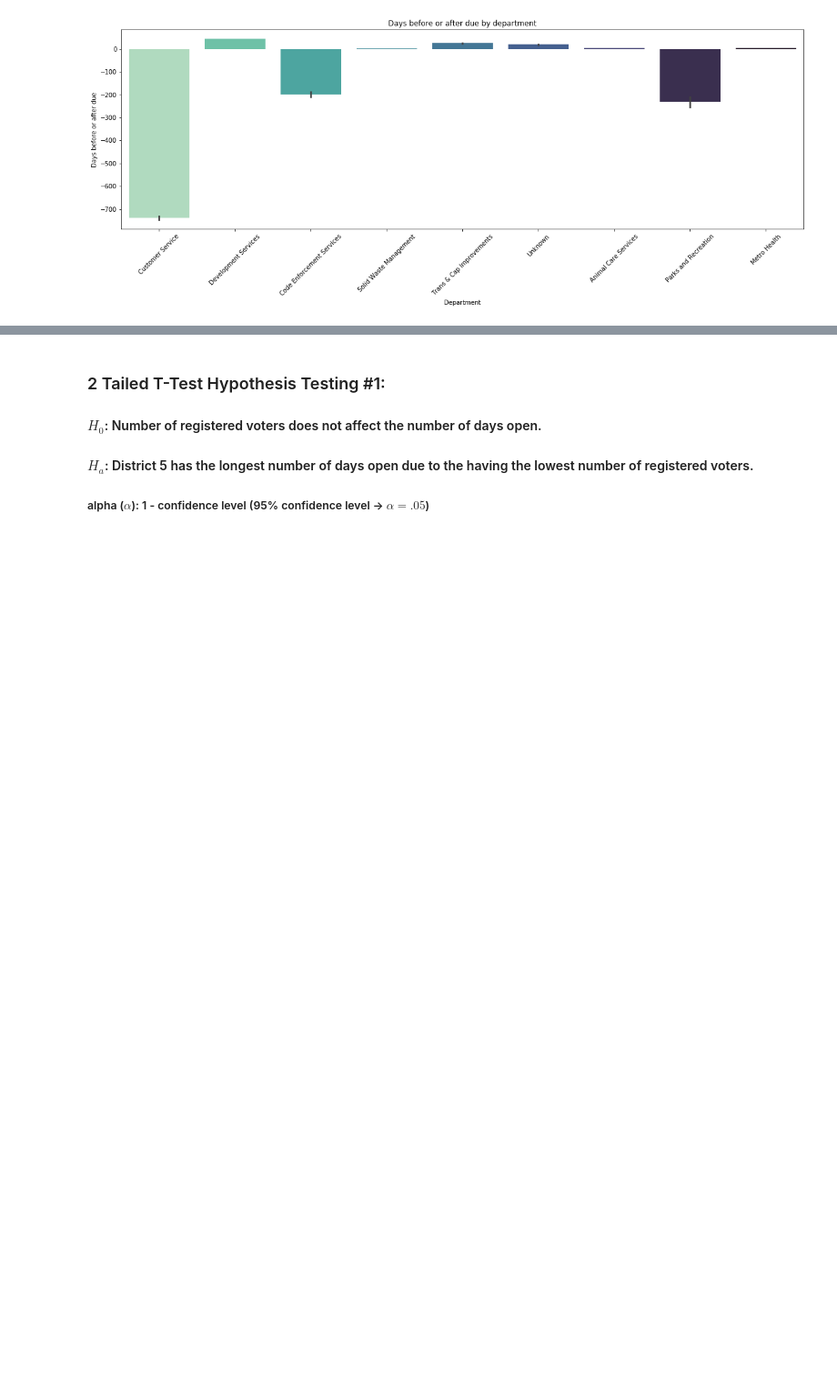
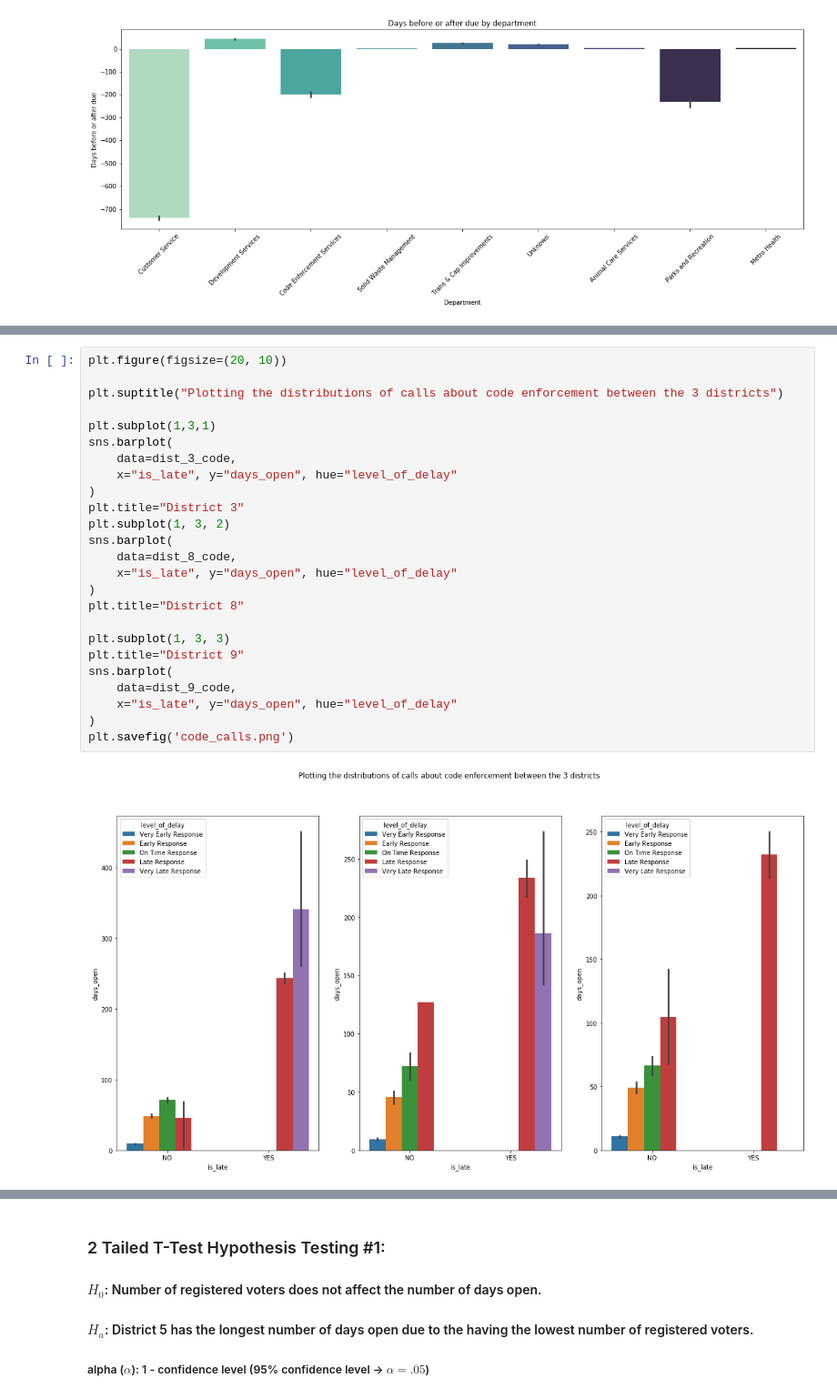
Before and after one commit to 3-1-1-Codeup/project, a Jupyter notebook: workbooks/gabby/second_iteration/explore_and_model.ipynb, the cells around one changed output, grey strips where cells are left out. Shown at 91% size. Drawn from its saved outputs; the diff is of its cells as text; blank space fills up the shorter version.

```diff
--- a/workbooks/gabby/second_iteration/explore_and_model.ipynb
+++ b/workbooks/gabby/second_iteration/explore_and_model.ipynb
@@ -162,0 +207,27 @@ plt.show()
+# %%
+plt.figure(figsize=(20, 10))
+
+plt.suptitle("Plotting the distributions of calls about code enforcement between the 3 districts")
+
+plt.subplot(1,3,1)
+sns.barplot(
+    data=dist_3_code,
+    x="is_late", y="days_open", hue="level_of_delay"
+)
+plt.title="District 3"
+plt.subplot(1, 3, 2)
+sns.barplot(
+    data=dist_8_code,
+    x="is_late", y="days_open", hue="level_of_delay"
+)
+plt.title="District 8"
+
+plt.subplot(1, 3, 3)
+plt.title="District 9"
+sns.barplot(
+    data=dist_9_code,
+    x="is_late", y="days_open", hue="level_of_delay"
+)
+plt.savefig('code_calls.png')
+# %% [output]
+[figure, added]
```
Also changed, not shown: parts of 6 cells of this notebook.
